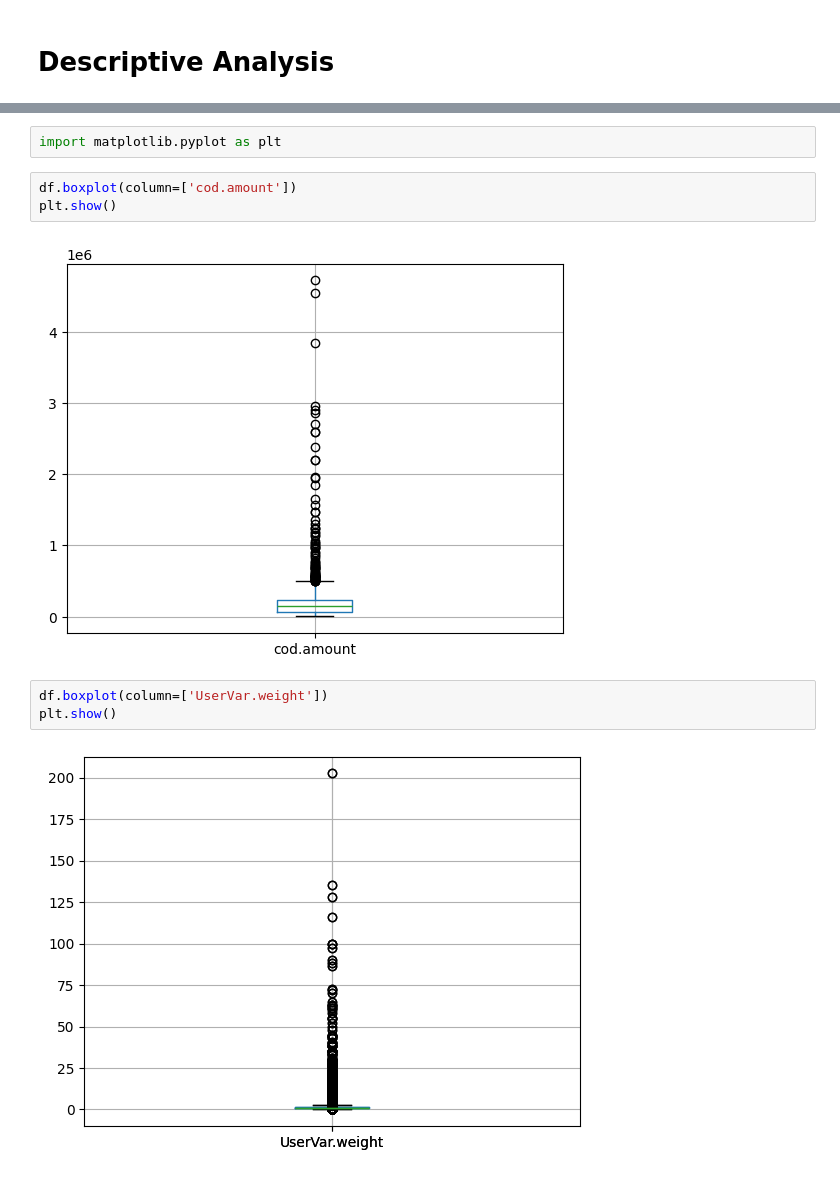
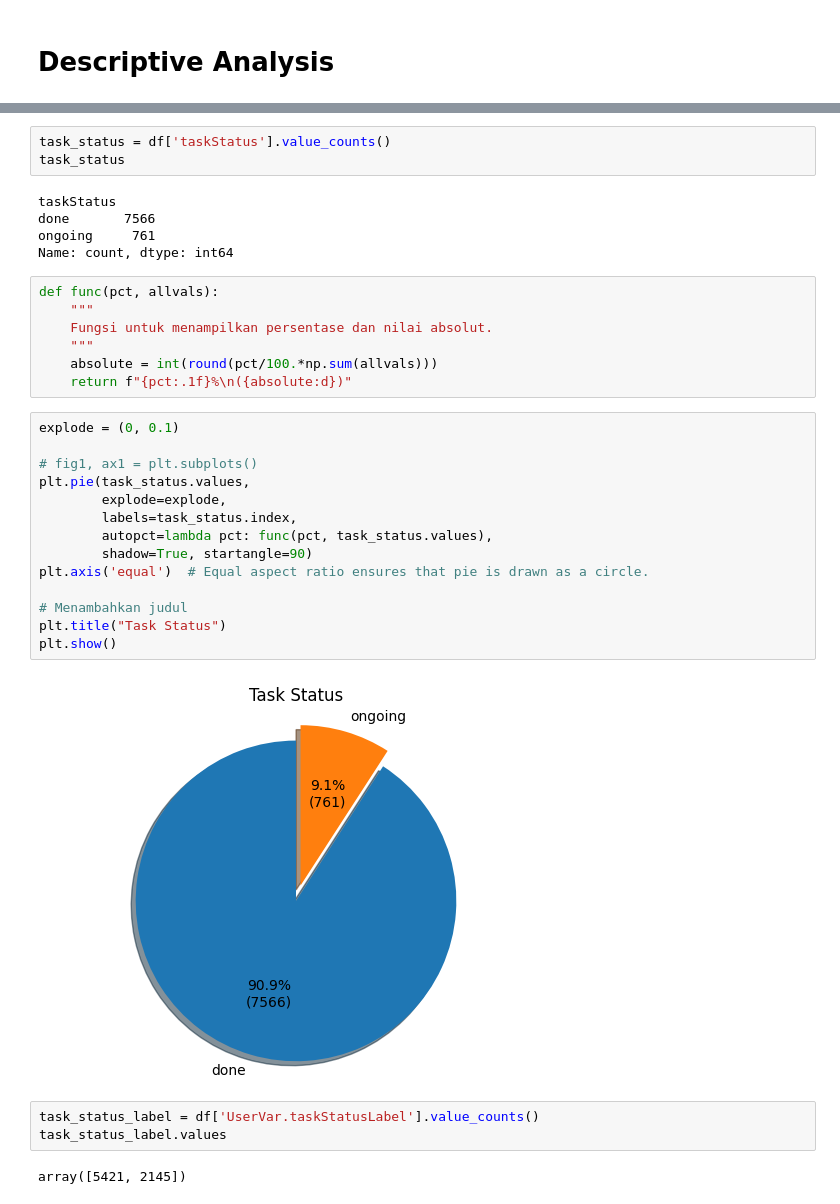
Before and after one commit to kurniadit/logistic_operational_analysis, a Jupyter notebook: analytics.ipynb, the cells around one changed output, grey strips where cells are left out. Saved outputs shown, nothing was run; the diff lists cells and outputs as text.

```diff
--- a/analytics.ipynb
+++ b/analytics.ipynb
@@ -374,12 +370,36 @@ Name: count, dtype: int64
-# %%
-import matplotlib.pyplot as plt
-# %%
-df.boxplot(column=['cod.amount'])
-plt.show()
-# %% [output]
-[figure, removed]
-# %%
-df.boxplot(column=['UserVar.weight'])
-plt.show()
-# %% [output]
-[figure, removed]
+# %%
+task_status = df['taskStatus'].value_counts()
+task_status
+# %% [output]
+taskStatus
+done       7566
+ongoing     761
+Name: count, dtype: int64
+# %%
+def func(pct, allvals):
+    """
+    Fungsi untuk menampilkan persentase dan nilai absolut.
+    """
+    absolute = int(round(pct/100.*np.sum(allvals)))
+    return f"{pct:.1f}%\n({absolute:d})"
+# %%
+explode = (0, 0.1)
+
+# fig1, ax1 = plt.subplots()
+plt.pie(task_status.values,
+        explode=explode,
+        labels=task_status.index,
+        autopct=lambda pct: func(pct, task_status.values),
+        shadow=True, startangle=90)
+plt.axis('equal')  # Equal aspect ratio ensures that pie is drawn as a circle.
+
+# Menambahkan judul
+plt.title("Task Status")
+plt.show()
+# %% [output]
+[figure, added]
+# %%
+task_status_label = df['UserVar.taskStatusLabel'].value_counts()
+task_status_label.values
+# %% [output]
+array([5421, 2145])
```
Also changed, not shown: parts of 48 cells of this notebook.
